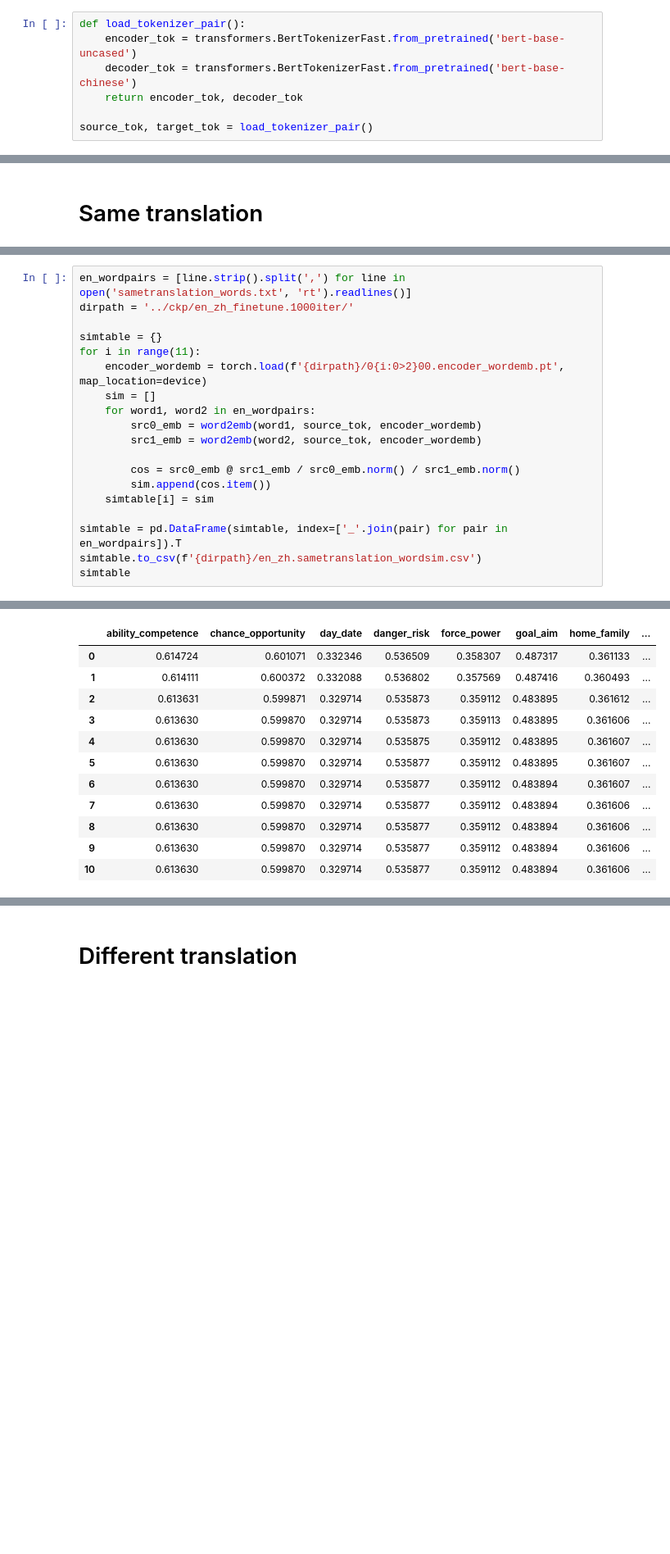
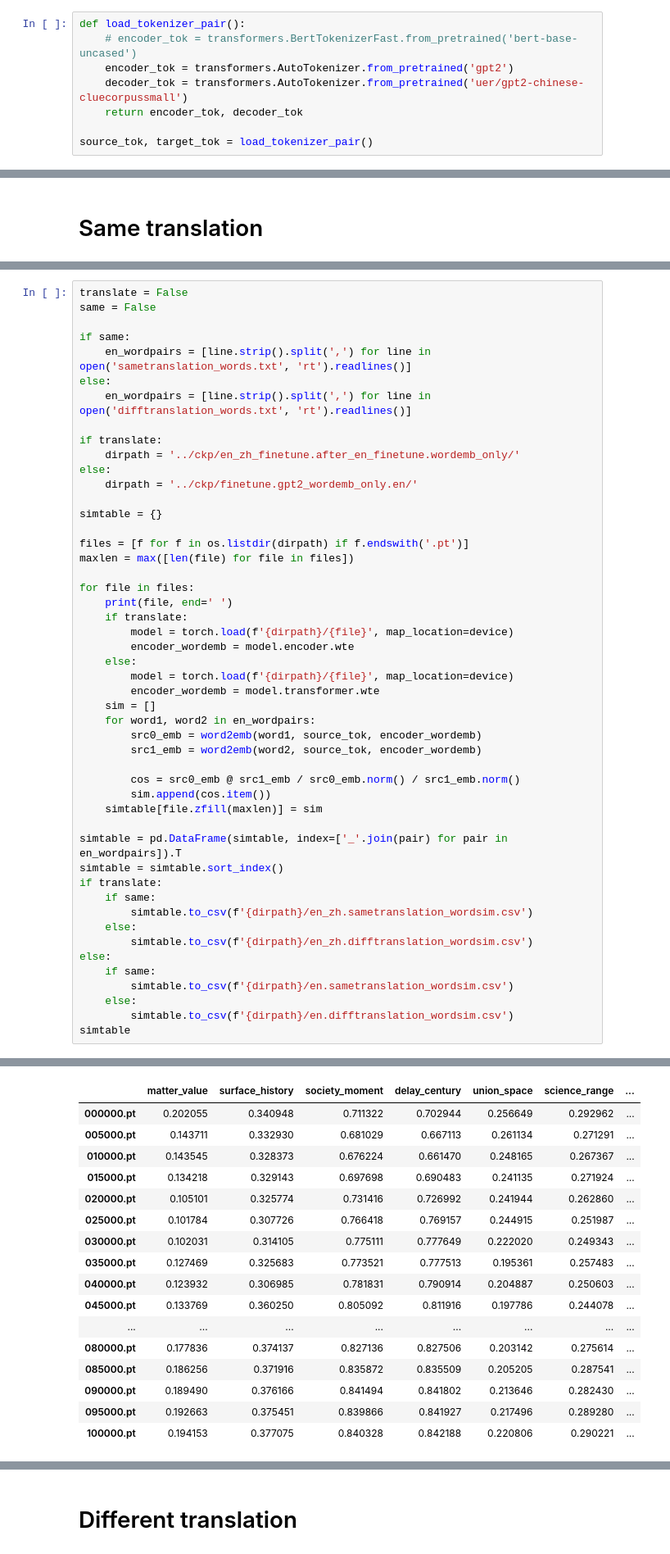
Before and after one commit to kduxin/shared-translation-effect, a Jupyter notebook: scripts/test_ste.ipynb, the cells around one changed output, grey strips where cells are left out. Shown at 82% size. Cells and saved outputs as stored; diff of their text form; blank space fills up the shorter version.

```diff
--- a/scripts/test_ste.ipynb
+++ b/scripts/test_ste.ipynb
@@ -9,7 +10,8 @@ import pandas as pd
 # %%
 def load_tokenizer_pair():
-    encoder_tok = transformers.BertTokenizerFast.from_pretrained('bert-base-uncased')
-    decoder_tok = transformers.BertTokenizerFast.from_pretrained('bert-base-chinese')
+    # encoder_tok = transformers.BertTokenizerFast.from_pretrained('bert-base-uncased')
+    encoder_tok = transformers.AutoTokenizer.from_pretrained('gpt2')
+    decoder_tok = transformers.AutoTokenizer.from_pretrained('uer/gpt2-chinese-cluecorpussmall')
     return encoder_tok, decoder_tok
 
 source_tok, target_tok = load_tokenizer_pair()
@@ -25,10 +36,30 @@ def word2emb(wordstr, tokenizer, embedding):
 # %%
-en_wordpairs = [line.strip().split(',') for line in open('sametranslation_words.txt', 'rt').readlines()]
-dirpath = '../ckp/en_zh_finetune.1000iter/'
+translate = False
+same = False
+
+if same:
+    en_wordpairs = [line.strip().split(',') for line in open('sametranslation_words.txt', 'rt').readlines()]
+else:
+    en_wordpairs = [line.strip().split(',') for line in open('difftranslation_words.txt', 'rt').readlines()]
+
+if translate:
+    dirpath = '../ckp/en_zh_finetune.after_en_finetune.wordemb_only/'
+else:
+    dirpath = '../ckp/finetune.gpt2_wordemb_only.en/'
 
 simtable = {}
-for i in range(11):
-    encoder_wordemb = torch.load(f'{dirpath}/0{i:0>2}00.encoder_wordemb.pt', map_location=device)
+
+files = [f for f in os.listdir(dirpath) if f.endswith('.pt')]
+maxlen = max([len(file) for file in files])
+
+for file in files:
+    print(file, end=' ')
+    if translate:
+        model = torch.load(f'{dirpath}/{file}', map_location=device)
+        encoder_wordemb = model.encoder.wte
+    else:
+        model = torch.load(f'{dirpath}/{file}', map_location=device)
+        encoder_wordemb = model.transformer.wte
     sim = []
     for word1, word2 in en_wordpairs:
         src0_emb = word2emb(word1, source_tok, encoder_wordemb)
@@ -36,9 +67,19 @@ for i in range(11):
 
         cos = src0_emb @ src1_emb / src0_emb.norm() / src1_emb.norm()
         sim.append(cos.item())
-    simtable[i] = sim
+    simtable[file.zfill(maxlen)] = sim
 
 simtable = pd.DataFrame(simtable, index=['_'.join(pair) for pair in en_wordpairs]).T
-simtable.to_csv(f'{dirpath}/en_zh.sametranslation_wordsim.csv')
+simtable = simtable.sort_index()
+if translate:
+    if same:
+        simtable.to_csv(f'{dirpath}/en_zh.sametranslation_wordsim.csv')
+    else:
+        simtable.to_csv(f'{dirpath}/en_zh.difftranslation_wordsim.csv')
+else:
+    if same:
+        simtable.to_csv(f'{dirpath}/en.sametranslation_wordsim.csv')
+    else:
+        simtable.to_csv(f'{dirpath}/en.difftranslation_wordsim.csv')
 simtable
 # %% [output]
@@ -45,12 +87,17 @@ simtable
-|  | ability_competence | chance_opportunity | day_date | danger_risk | force_power | goal_aim | home_family | ... |
-| 0 | 0.614724 | 0.601071 | 0.332346 | 0.536509 | 0.358307 | 0.487317 | 0.361133 | ... |
-| 1 | 0.614111 | 0.600372 | 0.332088 | 0.536802 | 0.357569 | 0.487416 | 0.360493 | ... |
-| 2 | 0.613631 | 0.599871 | 0.329714 | 0.535873 | 0.359112 | 0.483895 | 0.361612 | ... |
-| 3 | 0.613630 | 0.599870 | 0.329714 | 0.535873 | 0.359113 | 0.483895 | 0.361606 | ... |
-| 4 | 0.613630 | 0.599870 | 0.329714 | 0.535875 | 0.359112 | 0.483895 | 0.361607 | ... |
-| 5 | 0.613630 | 0.599870 | 0.329714 | 0.535877 | 0.359112 | 0.483895 | 0.361607 | ... |
-| 6 | 0.613630 | 0.599870 | 0.329714 | 0.535877 | 0.359112 | 0.483894 | 0.361607 | ... |
-| 7 | 0.613630 | 0.599870 | 0.329714 | 0.535877 | 0.359112 | 0.483894 | 0.361606 | ... |
-| 8 | 0.613630 | 0.599870 | 0.329714 | 0.535877 | 0.359112 | 0.483894 | 0.361606 | ... |
-| 9 | 0.613630 | 0.599870 | 0.329714 | 0.535877 | 0.359112 | 0.483894 | 0.361606 | ... |
-| 10 | 0.613630 | 0.599870 | 0.329714 | 0.535877 | 0.359112 | 0.483894 | 0.361606 | ... |
+|  | matter_value | surface_history | society_moment | delay_century | union_space | science_range | ... |
+| 000000.pt | 0.202055 | 0.340948 | 0.711322 | 0.702944 | 0.256649 | 0.292962 | ... |
+| 005000.pt | 0.143711 | 0.332930 | 0.681029 | 0.667113 | 0.261134 | 0.271291 | ... |
+| 010000.pt | 0.143545 | 0.328373 | 0.676224 | 0.661470 | 0.248165 | 0.267367 | ... |
+| 015000.pt | 0.134218 | 0.329143 | 0.697698 | 0.690483 | 0.241135 | 0.271924 | ... |
+| 020000.pt | 0.105101 | 0.325774 | 0.731416 | 0.726992 | 0.241944 | 0.262860 | ... |
+| 025000.pt | 0.101784 | 0.307726 | 0.766418 | 0.769157 | 0.244915 | 0.251987 | ... |
+| 030000.pt | 0.102031 | 0.314105 | 0.775111 | 0.777649 | 0.222020 | 0.249343 | ... |
+| 035000.pt | 0.127469 | 0.325683 | 0.773521 | 0.777513 | 0.195361 | 0.257483 | ... |
+| 040000.pt | 0.123932 | 0.306985 | 0.781831 | 0.790914 | 0.204887 | 0.250603 | ... |
+| 045000.pt | 0.133769 | 0.360250 | 0.805092 | 0.811916 | 0.197786 | 0.244078 | ... |
+| ... | ... | ... | ... | ... | ... | ... | ... |
+| 080000.pt | 0.177836 | 0.374137 | 0.827136 | 0.827506 | 0.203142 | 0.275614 | ... |
+| 085000.pt | 0.186256 | 0.371916 | 0.835872 | 0.835509 | 0.205205 | 0.287541 | ... |
+| 090000.pt | 0.189490 | 0.376166 | 0.841494 | 0.841802 | 0.213646 | 0.282430 | ... |
+| 095000.pt | 0.192663 | 0.375451 | 0.839866 | 0.841927 | 0.217496 | 0.289280 | ... |
+| 100000.pt | 0.194153 | 0.377075 | 0.840328 | 0.842188 | 0.220806 | 0.290221 | ... |
```
Also changed, not shown: parts of 10 cells of this notebook, 10 other files.
